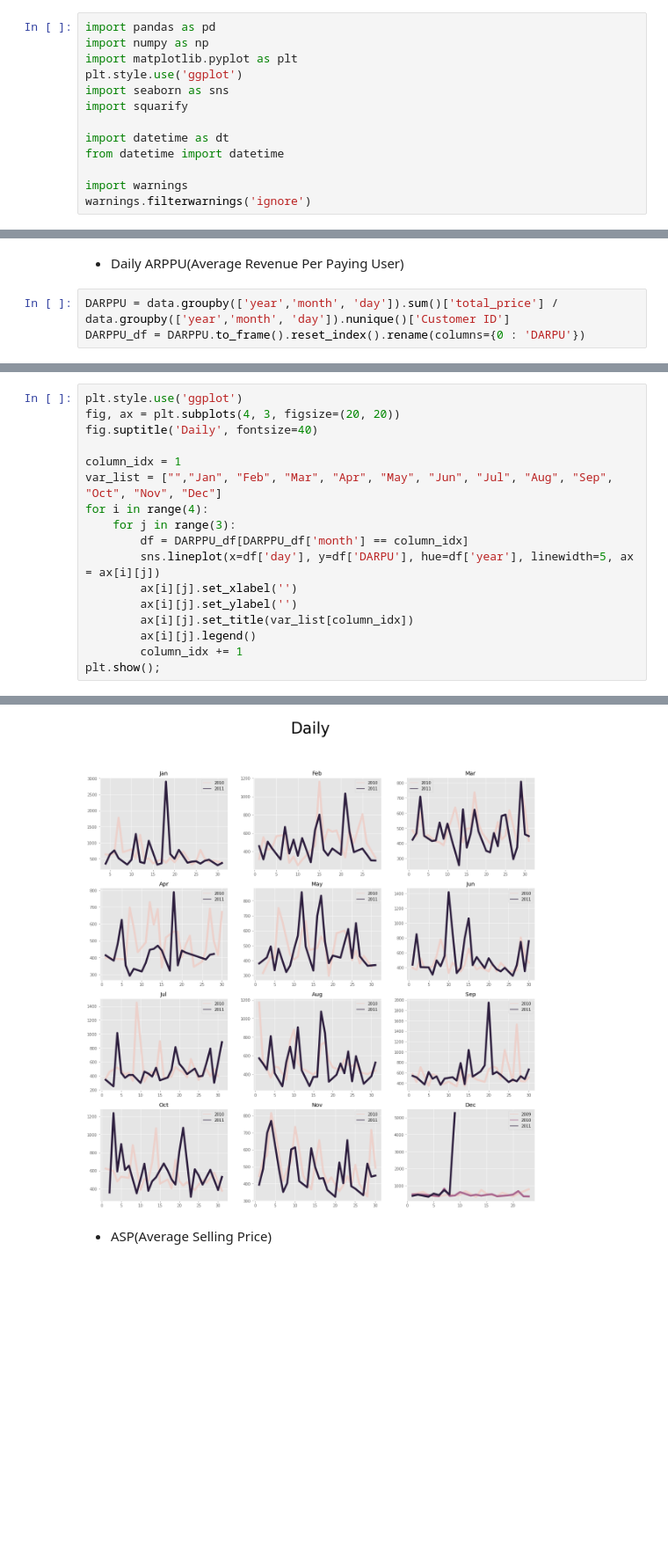
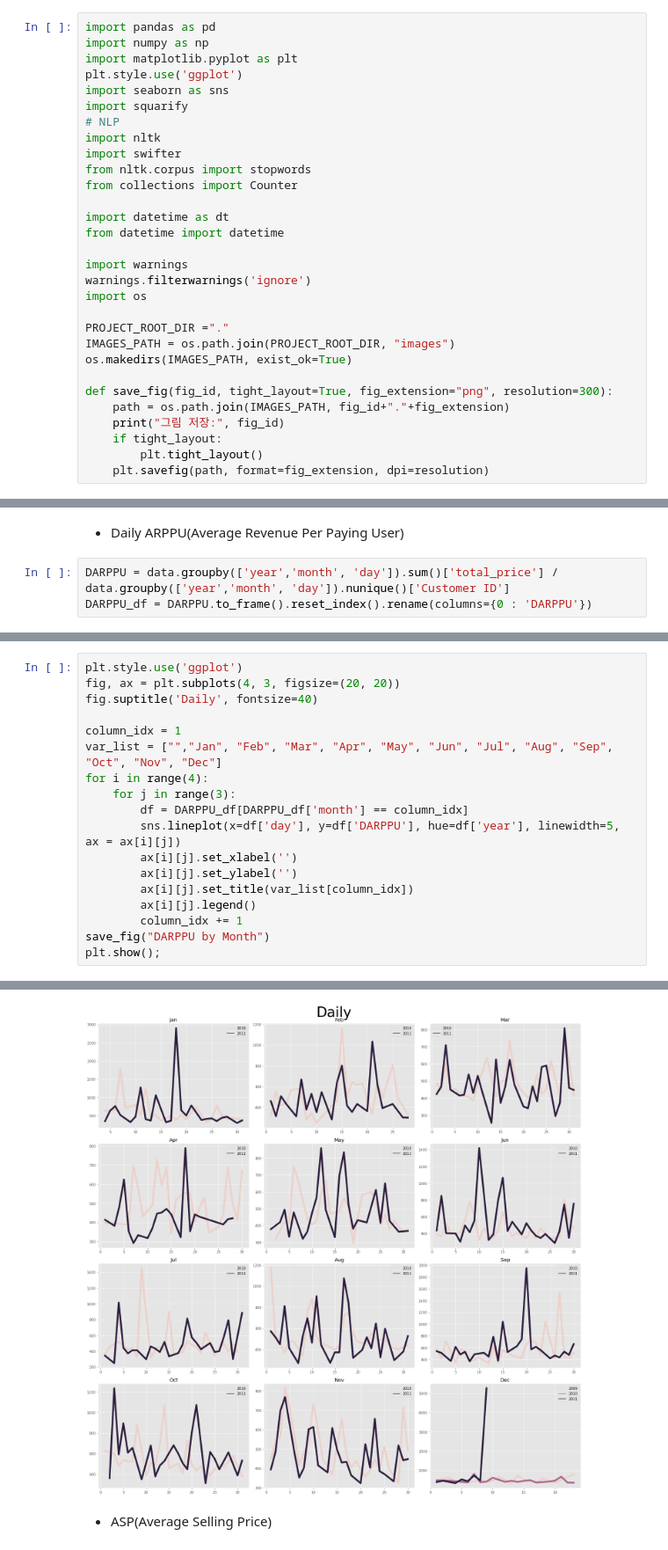
Before and after one commit to solyourock/growth, a Jupyter notebook: revise.ipynb, the cells around one changed output, grey strips where cells are left out. Shown at 88% size. Saved outputs shown, nothing was run; the diff lists cells and outputs as text; blank space fills up the shorter version.

```diff
--- a/revise.ipynb
+++ b/revise.ipynb
@@ -5,12 +5,29 @@ import matplotlib.pyplot as plt
 plt.style.use('ggplot')
 import seaborn as sns
 import squarify
+# NLP
+import nltk
+import swifter
+from nltk.corpus import stopwords
+from collections import Counter
 
 import datetime as dt
 from datetime import datetime
 
 import warnings
 warnings.filterwarnings('ignore')
+import os
+
+PROJECT_ROOT_DIR ="."
+IMAGES_PATH = os.path.join(PROJECT_ROOT_DIR, "images")
+os.makedirs(IMAGES_PATH, exist_ok=True)
+
+def save_fig(fig_id, tight_layout=True, fig_extension="png", resolution=300):
+    path = os.path.join(IMAGES_PATH, fig_id+"."+fig_extension)
+    print("그림 저장:", fig_id)
+    if tight_layout:
+        plt.tight_layout()
+    plt.savefig(path, format=fig_extension, dpi=resolution)
 # %% [markdown]
 - InvoiceNo: Invoice number. Nominal, a 6-digit integral number uniquely assigned to each transaction. If this code starts with letter 'c', it indicates a cancellation.
 - StockCode: Product (item) code. Nominal, a 5-digit integral number uniquely assigned to each distinct product.
@@ -245,7 +266,7 @@ sns.barplot(x=MARPPU_df['month'], y=MARPPU_df['MARPPU'], hue=MARPPU_df['year'])
 - Daily ARPPU(Average Revenue Per Paying User)
 # %%
 DARPPU = data.groupby(['year','month', 'day']).sum()['total_price'] / data.groupby(['year','month', 'day']).nunique()['Customer ID']
-DARPPU_df = DARPPU.to_frame().reset_index().rename(columns={0 : 'DARPU'})
+DARPPU_df = DARPPU.to_frame().reset_index().rename(columns={0 : 'DARPPU'})
 # %%
 plt.figure(figsize=(20,10))
 plt.grid()
@@ -263,11 +286,12 @@ var_list = ["","Jan", "Feb", "Mar", "Apr", "May", "Jun", "Jul", "Aug", "Sep", "O
 for i in range(4):
     for j in range(3):
         df = DARPPU_df[DARPPU_df['month'] == column_idx]
-        sns.lineplot(x=df['day'], y=df['DARPU'], hue=df['year'], linewidth=5, ax = ax[i][j])
+        sns.lineplot(x=df['day'], y=df['DARPPU'], hue=df['year'], linewidth=5, ax = ax[i][j])
         ax[i][j].set_xlabel('')
         ax[i][j].set_ylabel('')
         ax[i][j].set_title(var_list[column_idx])
         ax[i][j].legend()
         column_idx += 1
+save_fig("DARPPU by Month")
 plt.show();
 # %% [output]
@@ -274,4 +299,4 @@ plt.show();
-[figure, old version]
+[figure, new version]
 # %% [markdown]
 - ASP(Average Selling Price)
 # %%
```
Also changed, not shown: parts of 72 cells of this notebook.
